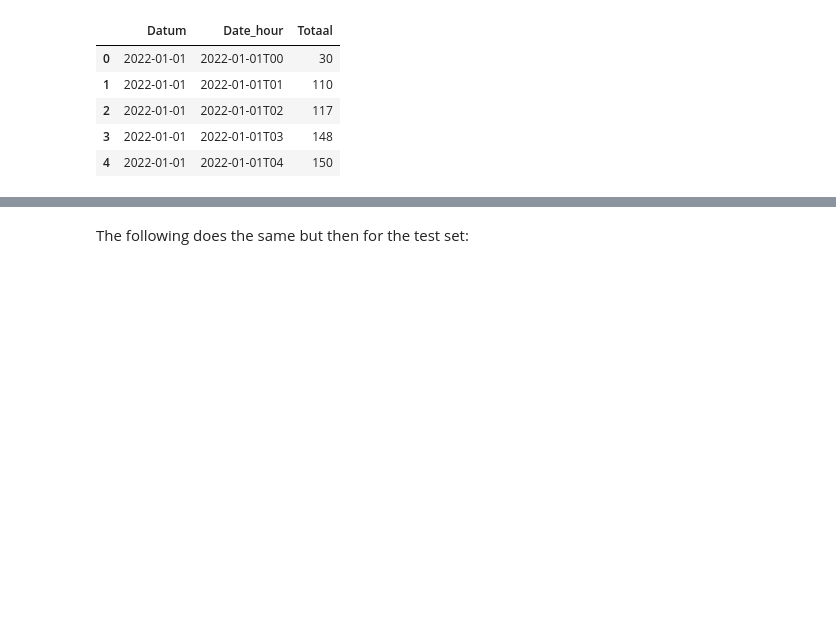
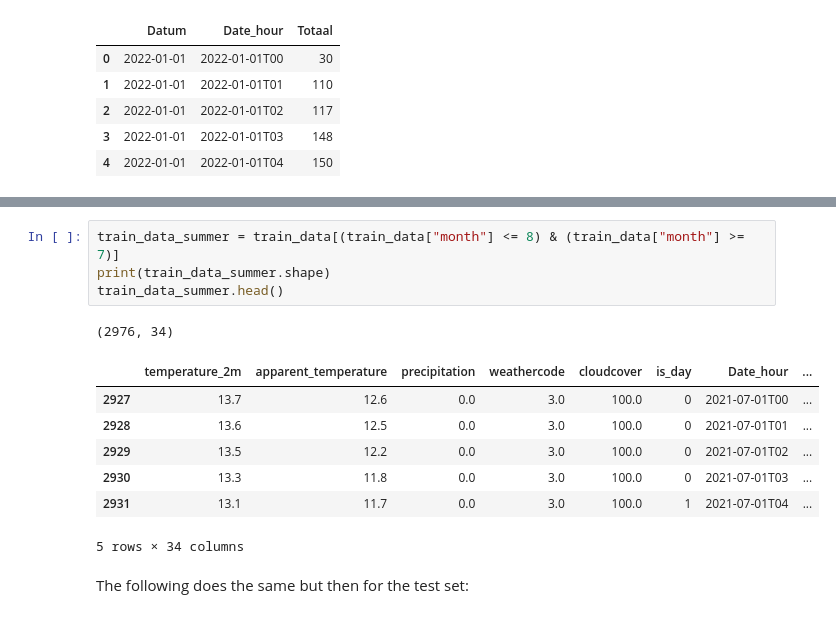
Before and after one commit to Lucmeister55/MLLS_Project1, a Jupyter notebook: project-1-starter-notebook.ipynb, the cells around one changed output, grey strips where cells are left out. Drawn from its saved outputs; the diff is of its cells as text; blank space fills up the shorter version.

```diff
--- a/project-1-starter-notebook.ipynb
+++ b/project-1-starter-notebook.ipynb
@@ -274,6 +274,19 @@ train_data_red.head()
 | 3 | 2023-01-01T03 | 144.0 | 14.3 | 9.0 | 0.0 | 3.0 | 99.0 | ... |
 | 4 | 2023-01-01T04 | 155.0 | 13.8 | 9.3 | 0.0 | 2.0 | 70.0 | ... |
 5 rows × 34 columns
+# %%
+train_data_summer = train_data[(train_data["month"] <= 8) & (train_data["month"] >= 7)]
+print(train_data_summer.shape)
+train_data_summer.head()
+# %% [output]
+(2976, 34)
+|  | temperature_2m | apparent_temperature | precipitation | weathercode | cloudcover | is_day | Date_hour | ... |
+| 2927 | 13.7 | 12.6 | 0.0 | 3.0 | 100.0 | 0 | 2021-07-01T00 | ... |
+| 2928 | 13.6 | 12.5 | 0.0 | 3.0 | 100.0 | 0 | 2021-07-01T01 | ... |
+| 2929 | 13.5 | 12.2 | 0.0 | 3.0 | 100.0 | 0 | 2021-07-01T02 | ... |
+| 2930 | 13.3 | 11.8 | 0.0 | 3.0 | 100.0 | 0 | 2021-07-01T03 | ... |
+| 2931 | 13.1 | 11.7 | 0.0 | 3.0 | 100.0 | 1 | 2021-07-01T04 | ... |
+5 rows × 34 columns
 # %% [markdown]
 The following does the same but then for the test set:
 # %%
```
Also changed, not shown: parts of 26 cells of this notebook, 7 other files.
